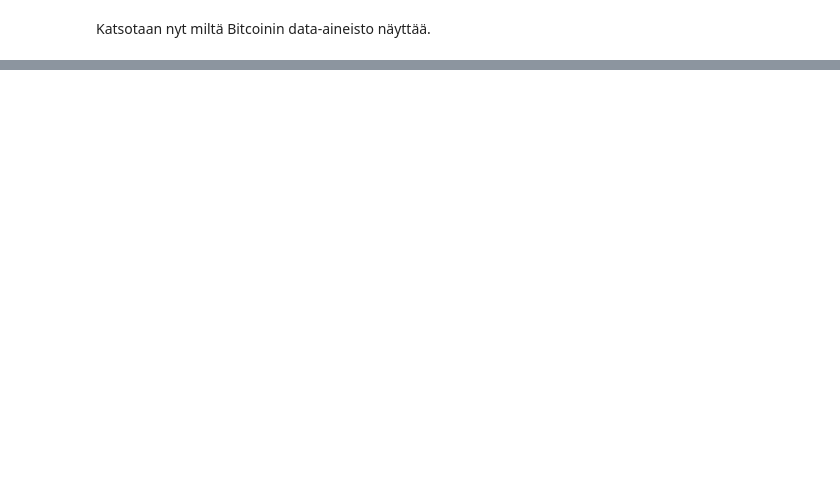
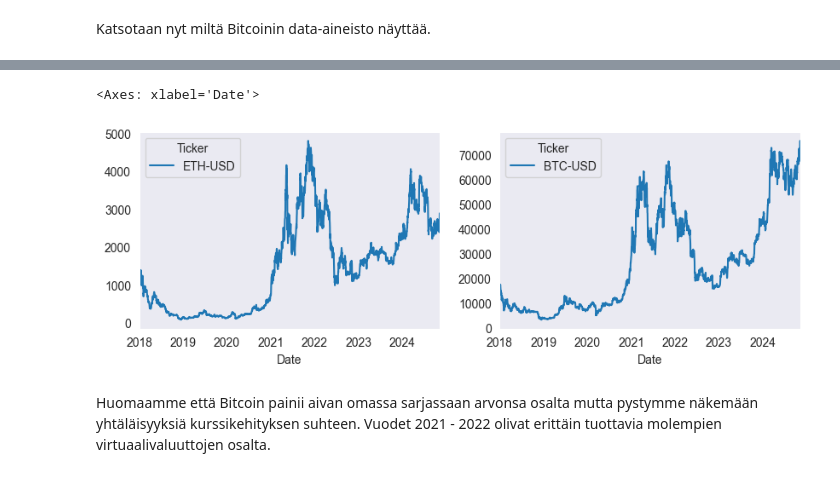
Before and after one commit to TatuE/Data_analytics, a Jupyter notebook: assignment_2/Tehtava_2_aikasarjat.ipynb, the cells around one changed output, grey strips where cells are left out. Cells and saved outputs as stored; diff of their text form; code cells hidden in the pictures; blank space fills up the shorter version.

```diff
--- a/assignment_2/Tehtava_2_aikasarjat.ipynb
+++ b/assignment_2/Tehtava_2_aikasarjat.ipynb
@@ -163,0 +167,9 @@ Huomaamme data-aineiston riveistä, että koska valittu aineisto yltää yli kym
+# %%
+fig, axs = plt.subplots(nrows=1, ncols=2, figsize=(10, 3))
+ethereum_d['Close'].plot(ax=axs[0])
+bitcoin_d['Close'].plot(ax=axs[1])
+# %% [output]
+<Axes: xlabel='Date'>
+[figure, added]
+# %% [markdown]
+Huomaamme että Bitcoin painii aivan omassa sarjassaan arvonsa osalta mutta pystymme näkemään yhtäläisyyksiä kurssikehityksen suhteen. Vuodet 2021 - 2022 olivat erittäin tuottavia molempien virtuaalivaluuttojen osalta.
```
Also changed, not shown: parts of 8 cells of this notebook, 1 other file.
